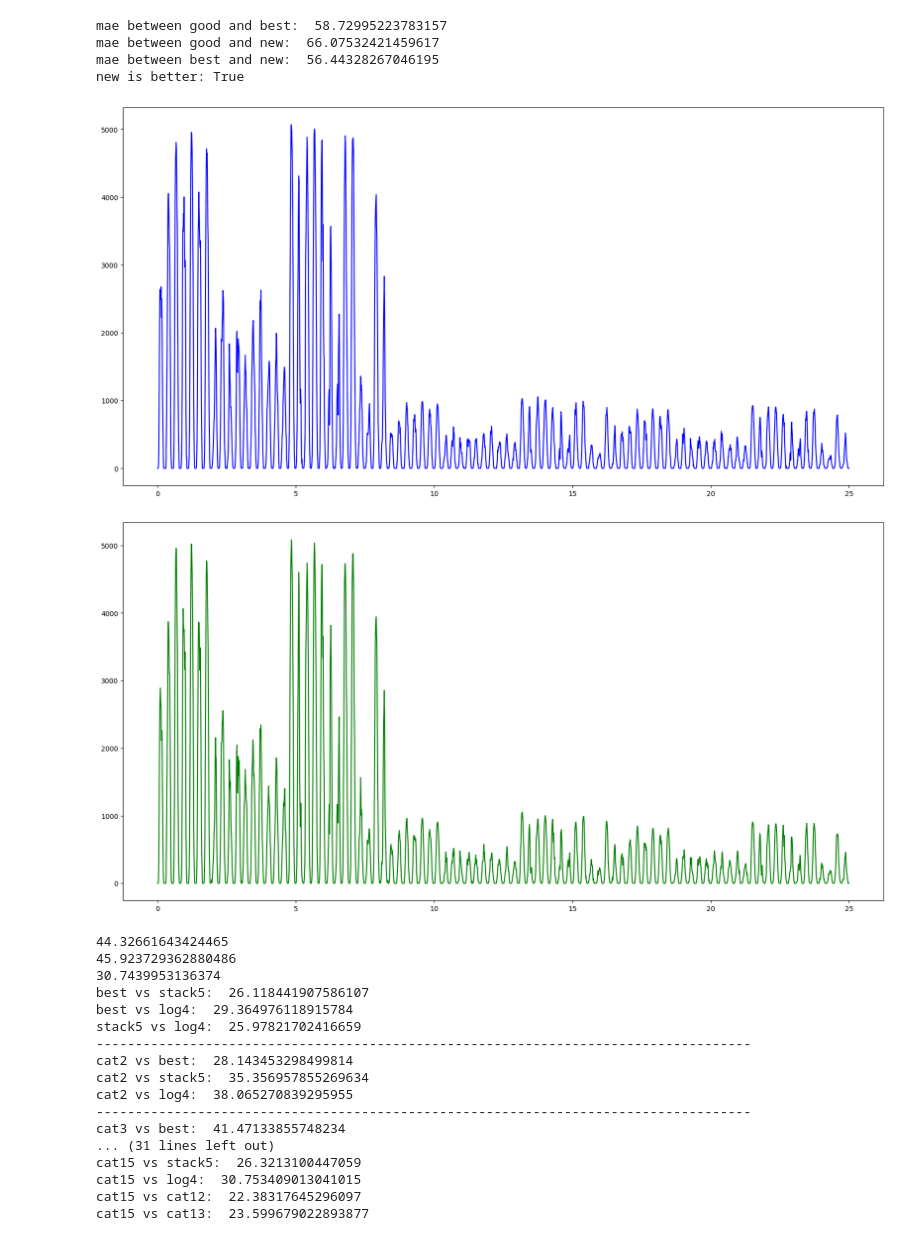
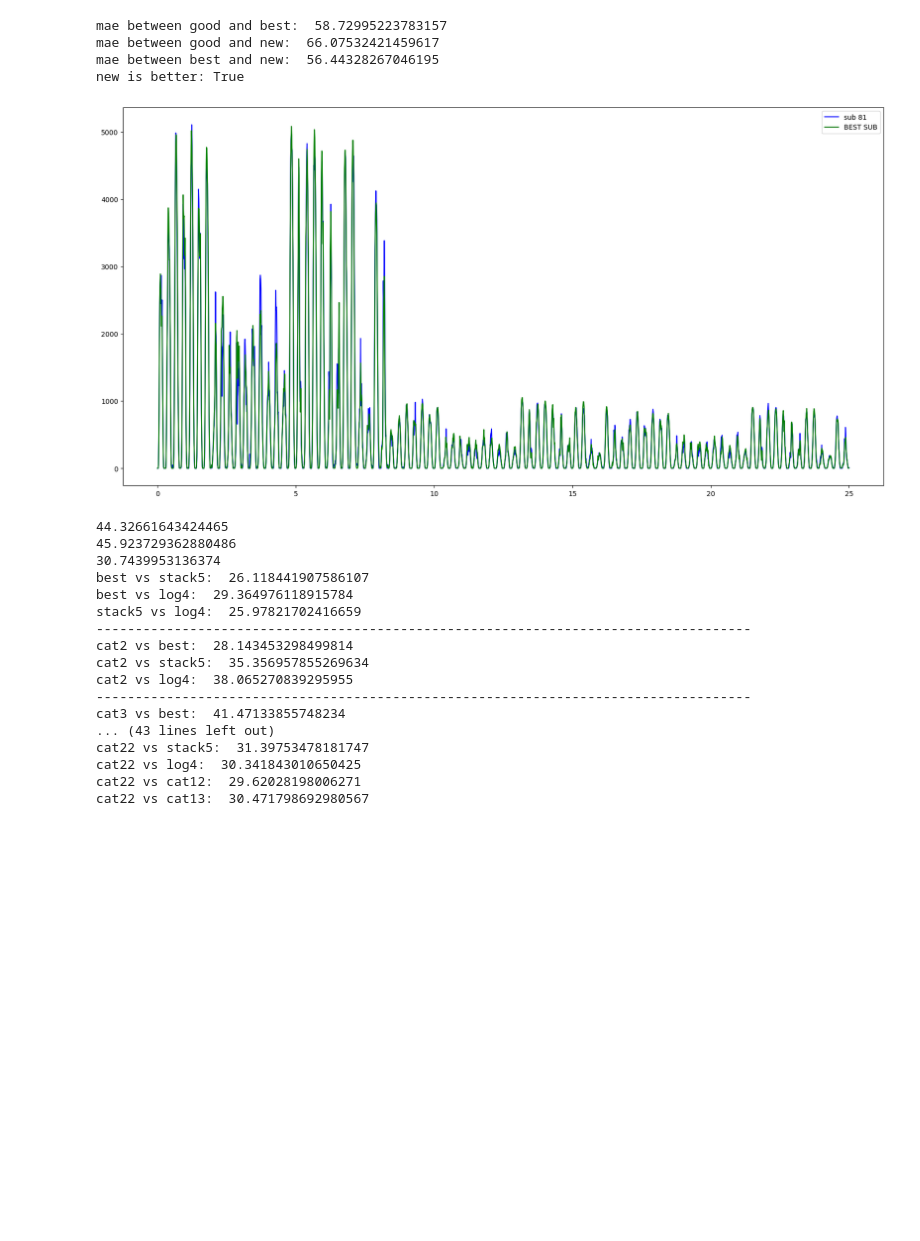
Before and after one commit to nasols/TDT4174-Machine-Learning, a Jupyter notebook: jonas_stacking.ipynb, the cells around one changed output. Saved outputs shown, nothing was run; the diff lists cells and outputs as text; code cells hidden in the pictures; blank space fills up the shorter version.

```diff
--- a/jonas_stacking.ipynb
+++ b/jonas_stacking.ipynb
@@ -183,6 +272,8 @@ cat12_pred = pd.read_csv("catboost_12.csv")
 cat13_pred = pd.read_csv("catboost_13_single.csv")
 cat15_pred = pd.read_csv("catboost_15_single.csv")
 cat20_pred = pd.read_csv("catboost_20_A_BC.csv")
+cat22_pred = pd.read_csv("catboost_22_single.csv")
+cat_1_sep = pd.read_csv("catboost_1_seperate.csv")
 log4_pred = pd.read_csv("log_sub_4.csv")
 best_pred = pd.read_csv("catboost_1.csv")
 
@@ -191,7 +282,7 @@ diff = pd.DataFrame(stack2_pred) - pd.DataFrame(best_pred)
 x = np.linspace(0, 25, 3*720)
 y = []
 
-with open('catboost_15_single.csv','r') as csvfile:
+with open('catboost_22_single.csv','r') as csvfile:
     plots = csv.reader(csvfile, delimiter = ',')
 
     plots.__next__()
@@ -205,8 +296,6 @@ with open('catboost_15_single.csv','r') as csvfile:
         #     break
 
 
-fig, axs = plt.subplots(1, 1, figsize=(20, 10))
-plt.plot(x, y, color = 'b', label="sub 81")
 # plt.legend()
 
 
@@ -227,9 +316,11 @@ with open('catboost_1.csv','r') as csvfile:
 
 
 fig, axs = plt.subplots(1, 1, figsize=(20, 10))
+plt.plot(x, y, color = 'b', label="sub 81")
+
 plt.plot(x, y2, color = 'g', label="BEST SUB")
 
-#plt.legend()
+plt.legend()
 plt.show()
 
 
@@ -254,35 +345,46 @@ print("cat4 vs log4: ", mean_absolute_error(log4_pred, cat4_pred))
 print("------------------------------------------------------------------------------------")
 print("cat10 vs best: ", mean_absolute_error(best_pred, cat10_pred))
 print("cat10 vs stack5: ", mean_absolute_error(stack5_pred, cat10_pred))
 print("cat10 vs log4: ", mean_absolute_error(log4_pred, cat10_pred))
 print("------------------------------------------------------------------------------------")
 print("cat11 vs best: ", mean_absolute_error(best_pred, cat11_pred))
 print("cat11 vs stack5: ", mean_absolute_error(stack5_pred, cat11_pred))
 print("cat11 vs log4: ", mean_absolute_error(log4_pred, cat11_pred))
 print("------------------------------------------------------------------------------------")
 print("cat12 vs best: ", mean_absolute_error(best_pred, cat12_pred))
 print("cat12 vs stack5: ", mean_absolute_error(stack5_pred, cat12_pred))
 print("cat12 vs log4: ", mean_absolute_error(log4_pred, cat12_pred))
 print("------------------------------------------------------------------------------------")
 print("cat13 vs best: ", mean_absolute_error(best_pred, cat13_pred))
 print("cat13 vs stack5: ", mean_absolute_error(stack5_pred, cat13_pred))
 print("cat13 vs log4: ", mean_absolute_error(log4_pred, cat13_pred))
 print("cat13 vs cat12: ", mean_absolute_error(cat12_pred, cat13_pred))
 print("------------------------------------------------------------------------------------")
 print("cat20 vs best: ", mean_absolute_error(best_pred, cat20_pred))
 print("cat20 vs stack5: ", mean_absolute_error(stack5_pred, cat20_pred))
 print("cat20 vs log4: ", mean_absolute_error(log4_pred, cat20_pred))
 print("cat20 vs cat12: ", mean_absolute_error(cat12_pred, cat20_pred))
 print("cat20 vs cat13: ", mean_absolute_error(cat13_pred, cat20_pred))
 print("------------------------------------------------------------------------------------")
 print("cat15 vs best: ", mean_absolute_error(best_pred, cat15_pred))
 print("cat15 vs stack5: ", mean_absolute_error(stack5_pred, cat15_pred))
 print("cat15 vs log4: ", mean_absolute_error(log4_pred, cat15_pred))
 print("cat15 vs cat12: ", mean_absolute_error(cat12_pred, cat15_pred))
 print("cat15 vs cat13: ", mean_absolute_error(cat13_pred, cat15_pred))
+print("------------------------------------------------------------------------------------")
+print("cat_sep_1 vs best: ", mean_absolute_error(best_pred, cat_1_sep))
+print("cat_sep_1 vs stack5: ", mean_absolute_error(stack5_pred, cat_1_sep))
+print("cat_sep_1 vs log4: ", mean_absolute_error(log4_pred, cat_1_sep))
+print("cat_sep_1 vs cat12: ", mean_absolute_error(cat12_pred, cat_1_sep))
+print("cat_sep_1 vs cat13: ", mean_absolute_error(cat13_pred, cat_1_sep))
+print("------------------------------------------------------------------------------------")
+print("cat22 vs best: ", mean_absolute_error(best_pred, cat22_pred))
+print("cat22 vs stack5: ", mean_absolute_error(stack5_pred, cat22_pred))
+print("cat22 vs log4: ", mean_absolute_error(log4_pred, cat22_pred))
+print("cat22 vs cat12: ", mean_absolute_error(cat12_pred, cat22_pred))
+print("cat22 vs cat13: ", mean_absolute_error(cat13_pred, cat22_pred))
 # %% [output]
-[figure, old version]
+[figure, new version]
-[figure, removed]
 44.32661643424465
 45.923729362880486
 30.7439953136374
@@ -295,8 +397,8 @@ cat2 vs stack5:  35.356957855269634
 cat2 vs log4:  38.065270839295955
 ------------------------------------------------------------------------------------
 cat3 vs best:  41.47133855748234
-... (31 lines left out)
-cat15 vs stack5:  26.3213100447059
-cat15 vs log4:  30.753409013041015
-cat15 vs cat12:  22.38317645296097
-cat15 vs cat13:  23.599679022893877
+... (43 lines left out)
+cat22 vs stack5:  31.39753478181747
+cat22 vs log4:  30.341843010650425
+cat22 vs cat12:  29.62028198006271
+cat22 vs cat13:  30.471798692980567
```
Also changed, not shown: parts of 8 cells of this notebook, 12 other files.
